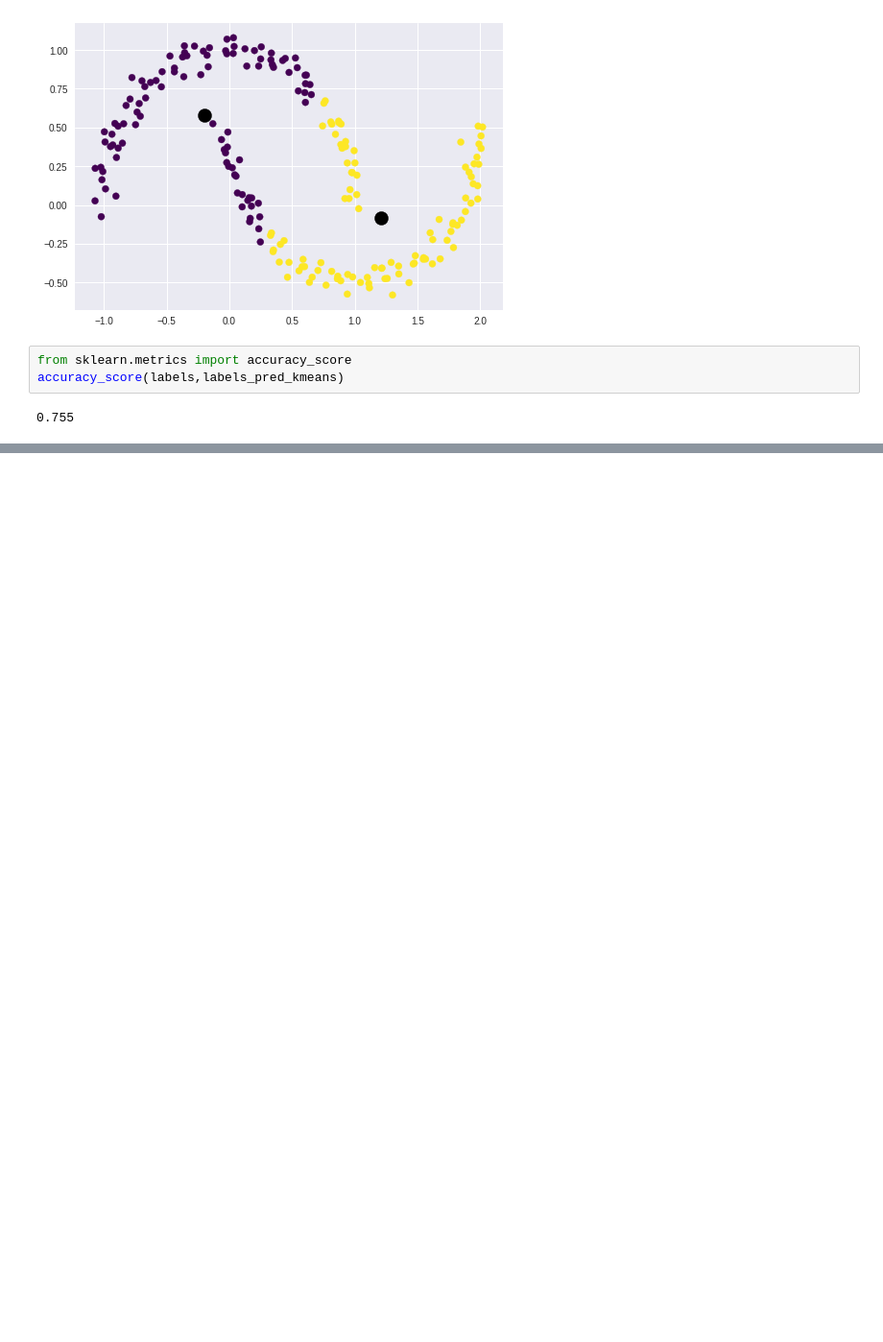
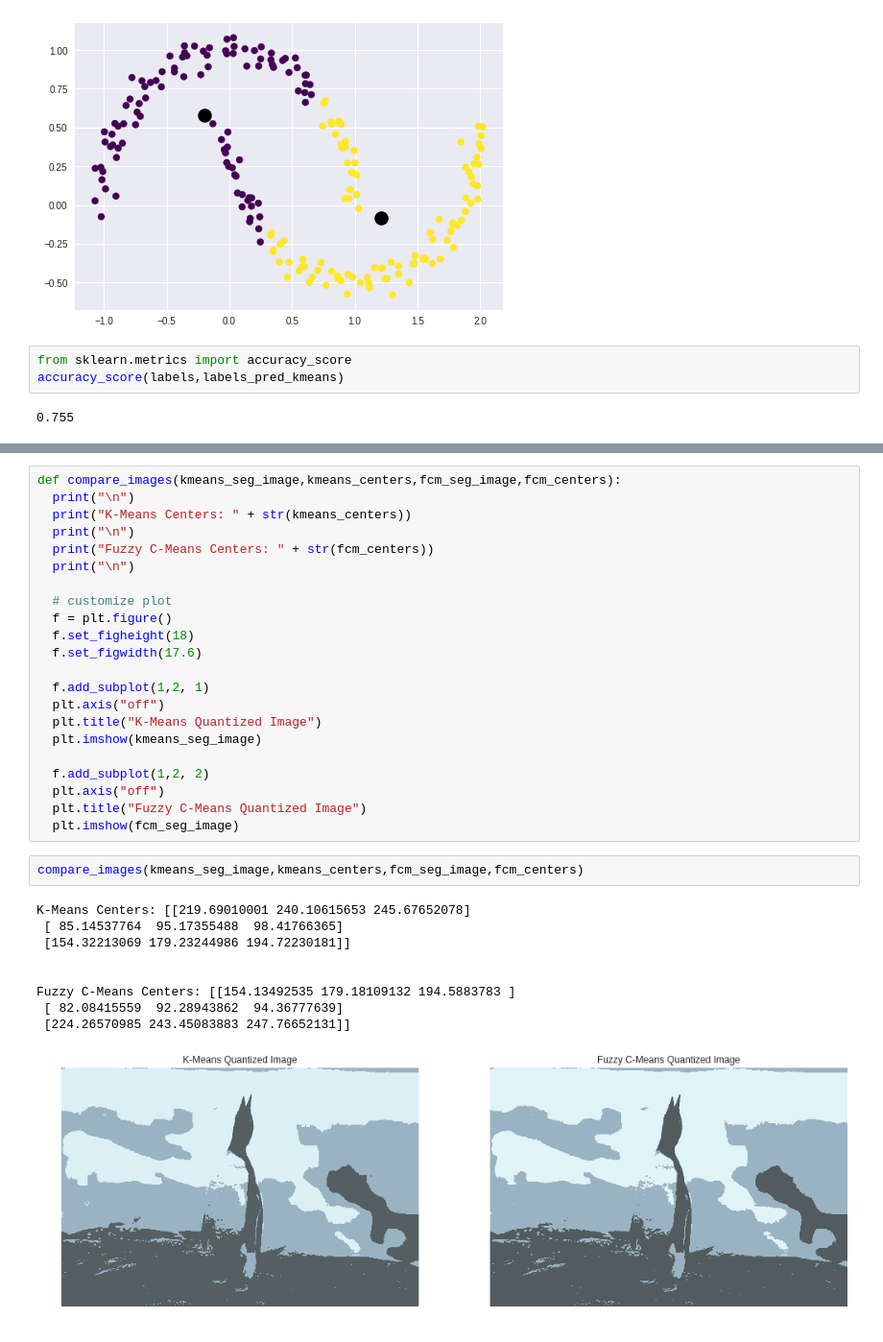
Before and after one commit to anr007/Image-Segmentation, a Jupyter notebook: Color_Quantization.ipynb, the cells around one changed output, grey strips where cells are left out. Shown at 96% size. Drawn from its saved outputs; the diff is of its cells as text; blank space fills up the shorter version.

```diff
--- a/Color_Quantization.ipynb
+++ b/Color_Quantization.ipynb
@@ -211,0 +340,34 @@ plt.imshow(fuzzy_img)
+# %%
+def compare_images(kmeans_seg_image,kmeans_centers,fcm_seg_image,fcm_centers):
+  print("\n")
+  print("K-Means Centers: " + str(kmeans_centers))
+  print("\n")
+  print("Fuzzy C-Means Centers: " + str(fcm_centers))
+  print("\n")
+
+  # customize plot
+  f = plt.figure()
+  f.set_figheight(18)
+  f.set_figwidth(17.6)
+
+  f.add_subplot(1,2, 1)
+  plt.axis("off")
+  plt.title("K-Means Quantized Image")
+  plt.imshow(kmeans_seg_image)
+
+  f.add_subplot(1,2, 2)
+  plt.axis("off")
+  plt.title("Fuzzy C-Means Quantized Image")
+  plt.imshow(fcm_seg_image)
+# %%
+compare_images(kmeans_seg_image,kmeans_centers,fcm_seg_image,fcm_centers)
+# %% [output]
+K-Means Centers: [[219.69010001 240.10615653 245.67652078]
+ [ 85.14537764  95.17355488  98.41766365]
+ [154.32213069 179.23244986 194.72230181]]
+
+
+Fuzzy C-Means Centers: [[154.13492535 179.18109132 194.5883783 ]
+ [ 82.08415559  92.28943862  94.36777639]
+ [224.26570985 243.45083883 247.76652131]]
+[figure, added]
```
Also changed, not shown: parts of 16 cells of this notebook.
